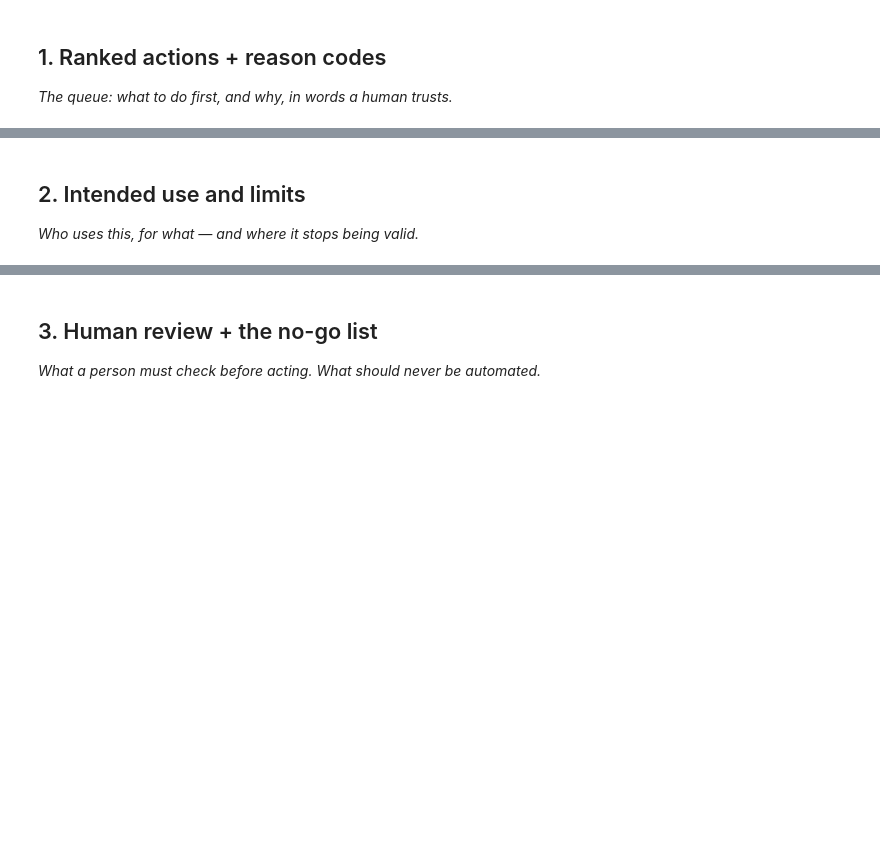
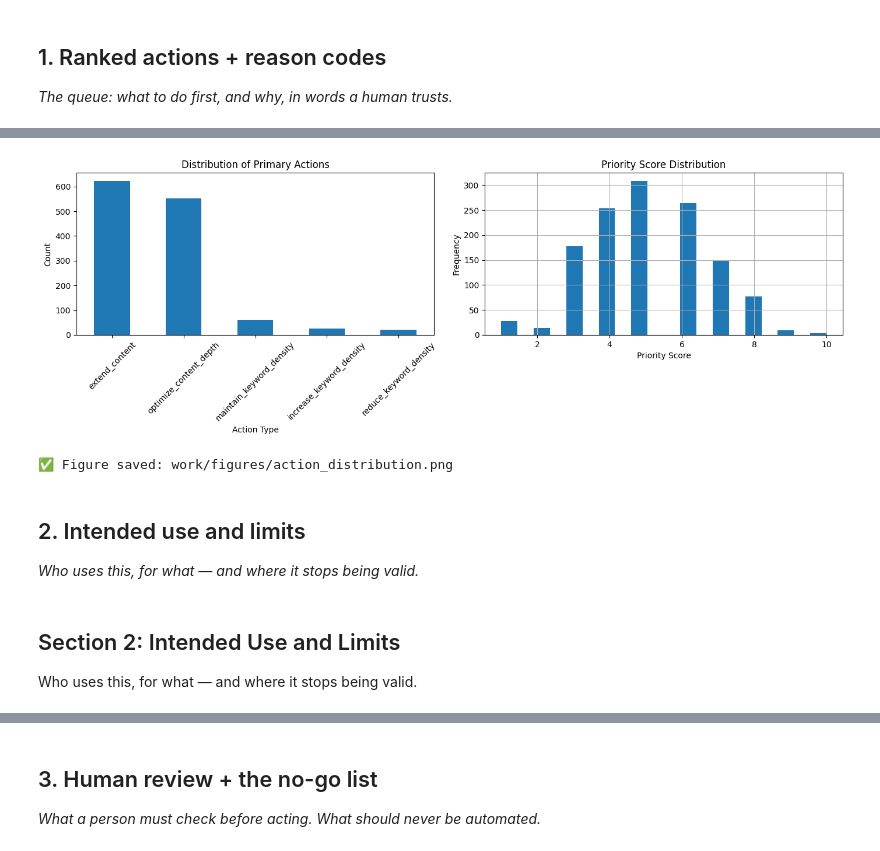
Before and after one commit to bushrahaider04/flyrank-ml-internship, a Jupyter notebook: work/notebooks/w07_action_playbook.ipynb, the cells around one changed output, grey strips where cells are left out. Cells and saved outputs as stored; diff of their text form; code cells hidden in the pictures; blank space fills up the shorter version.

```diff
--- a/work/notebooks/w07_action_playbook.ipynb
+++ b/work/notebooks/w07_action_playbook.ipynb
@@ -13,4 +280,34 @@ This skeleton is yours to fill. Work the sections **in order** — each one has
+# %%
+# Visualize action distribution
+fig, axes = plt.subplots(1, 2, figsize=(14, 5))
+
+# Action distribution
+ax = axes[0]
+action_counts.plot(kind='bar', ax=ax)
+ax.set_title('Distribution of Primary Actions')
+ax.set_xlabel('Action Type')
+ax.set_ylabel('Count')
+ax.tick_params(axis='x', rotation=45)
+
+# Priority score distribution
+ax = axes[1]
+ranked_queue['priority_score'].hist(bins=20, ax=ax)
+ax.set_title('Priority Score Distribution')
+ax.set_xlabel('Priority Score')
+ax.set_ylabel('Frequency')
+
+plt.tight_layout()
+plt.savefig('work/figures/action_distribution.png', dpi=150, bbox_inches='tight')
+plt.show()
+print("✅ Figure saved: work/figures/action_distribution.png")
+# %% [output]
+[figure, added]
+✅ Figure saved: work/figures/action_distribution.png
 # %% [markdown]
 ## 2. Intended use and limits
 
 *Who uses this, for what — and where it stops being valid.*
+# %% [markdown]
+## Section 2: Intended Use and Limits
+
+Who uses this, for what — and where it stops being valid.
```
Also changed, not shown: parts of 9 cells of this notebook.
